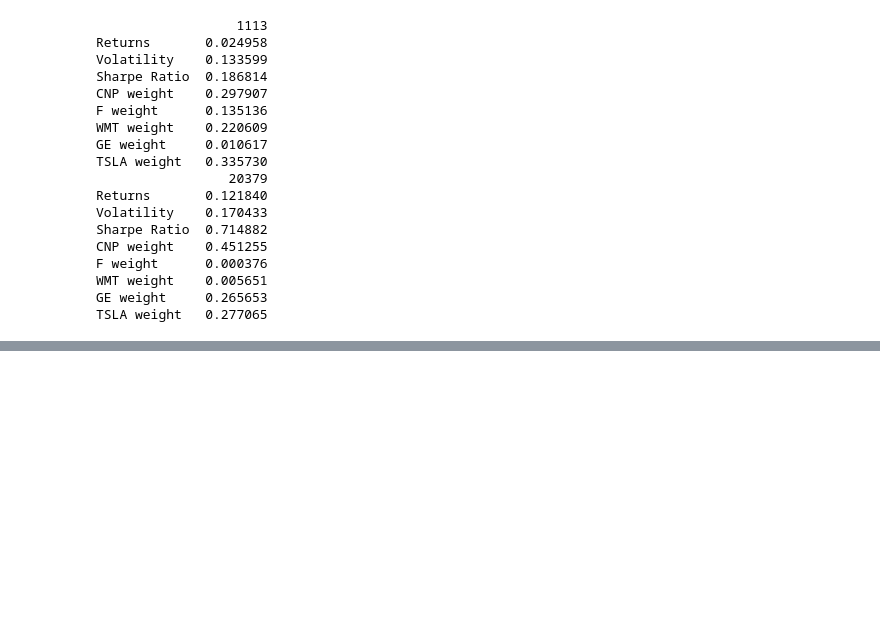
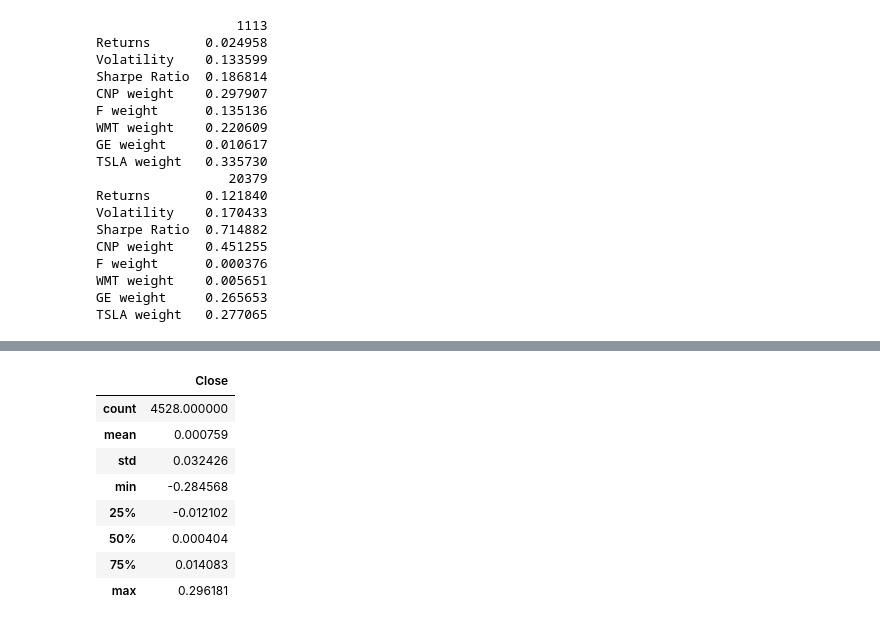
Before and after one commit to nitinskanwar/Reinforcement-Learning, a Jupyter notebook: Monte Carlo Simulations/Everything Monte-Carlo.ipynb, the cells around one changed output, grey strips where cells are left out. Drawn from its saved outputs; the diff is of its cells as text; code cells hidden in the pictures; blank space fills up the shorter version.

```diff
--- a/Monte Carlo Simulations/Everything Monte-Carlo.ipynb
+++ b/Monte Carlo Simulations/Everything Monte-Carlo.ipynb
@@ -184,0 +300,12 @@ TSLA weight   0.277065
+# %%
+LogReturns.describe()
+# %% [output]
+|  | Close |
+| count | 4528.000000 |
+| mean | 0.000759 |
+| std | 0.032426 |
+| min | -0.284568 |
+| 25% | -0.012102 |
+| 50% | 0.000404 |
+| 75% | 0.014083 |
+| max | 0.296181 |
```
Also changed, not shown: parts of 12 cells of this notebook, 1 other file.
